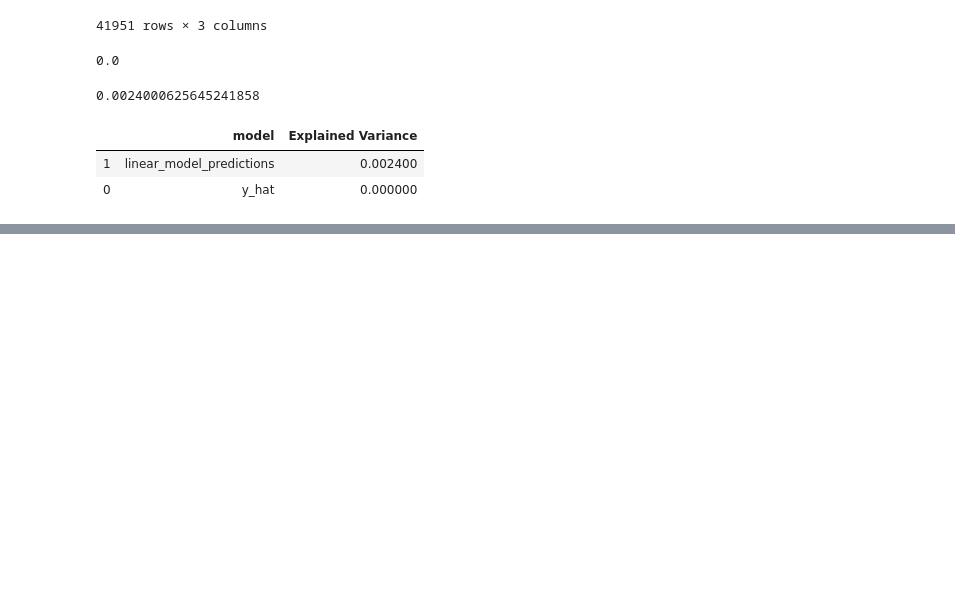
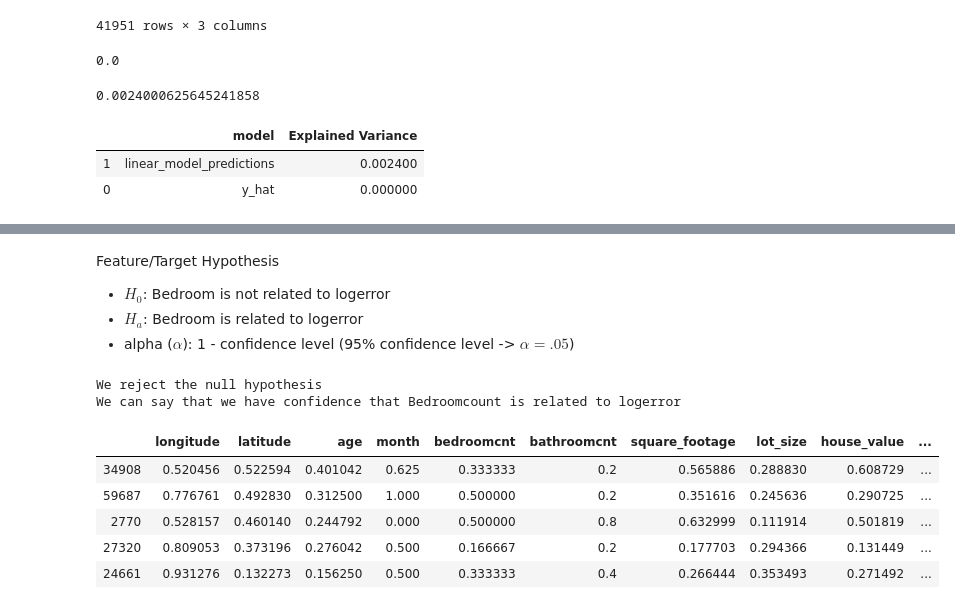
Before and after one commit to clustering-for-log-error/clustering-for-log-error, a Jupyter notebook: jada_modeling.ipynb, the cells around one changed output, grey strips where cells are left out. Drawn from its saved outputs; the diff is of its cells as text; code cells hidden in the pictures; blank space fills up the shorter version.

```diff
--- a/jada_modeling.ipynb
+++ b/jada_modeling.ipynb
@@ -183,0 +204,36 @@ metrics
+# %% [markdown]
+Feature/Target Hypothesis
+- $H_0$: Bedroom is not related to logerror
+- $H_a$: Bedroom is related to logerror
+- alpha ($\alpha$): 1 - confidence level (95% confidence level -> $\alpha = .05$)
+# %%
+from math import sqrt
+from scipy import stats
+
+x = train_scaled.bedroomcnt
+y = train_scaled.logerror
+
+alternative_hypothesis = 'Bedroomcount is related to logerror'
+alpha = .05
+
+corr, p = stats.pearsonr(x, y)
+
+corr, p
+
+if p < alpha:
+    print("We reject the null hypothesis")
+    print("We can say that we have confidence that", alternative_hypothesis)
+else:
+    print("We fail to reject the null")
+# %% [output]
+We reject the null hypothesis
+We can say that we have confidence that Bedroomcount is related to logerror
+# %%
+train_scaled.head()
+# %% [output]
+|  | longitude | latitude | age | month | bedroomcnt | bathroomcnt | square_footage | lot_size | house_value | ... |
+| 34908 | 0.520456 | 0.522594 | 0.401042 | 0.625 | 0.333333 | 0.2 | 0.565886 | 0.288830 | 0.608729 | ... |
+| 59687 | 0.776761 | 0.492830 | 0.312500 | 1.000 | 0.500000 | 0.2 | 0.351616 | 0.245636 | 0.290725 | ... |
+| 2770 | 0.528157 | 0.460140 | 0.244792 | 0.000 | 0.500000 | 0.8 | 0.632999 | 0.111914 | 0.501819 | ... |
+| 27320 | 0.809053 | 0.373196 | 0.276042 | 0.500 | 0.166667 | 0.2 | 0.177703 | 0.294366 | 0.131449 | ... |
+| 24661 | 0.931276 | 0.132273 | 0.156250 | 0.500 | 0.333333 | 0.4 | 0.266444 | 0.353493 | 0.271492 | ... |
```
Also changed, not shown: parts of 6 cells of this notebook, 1 other file.
